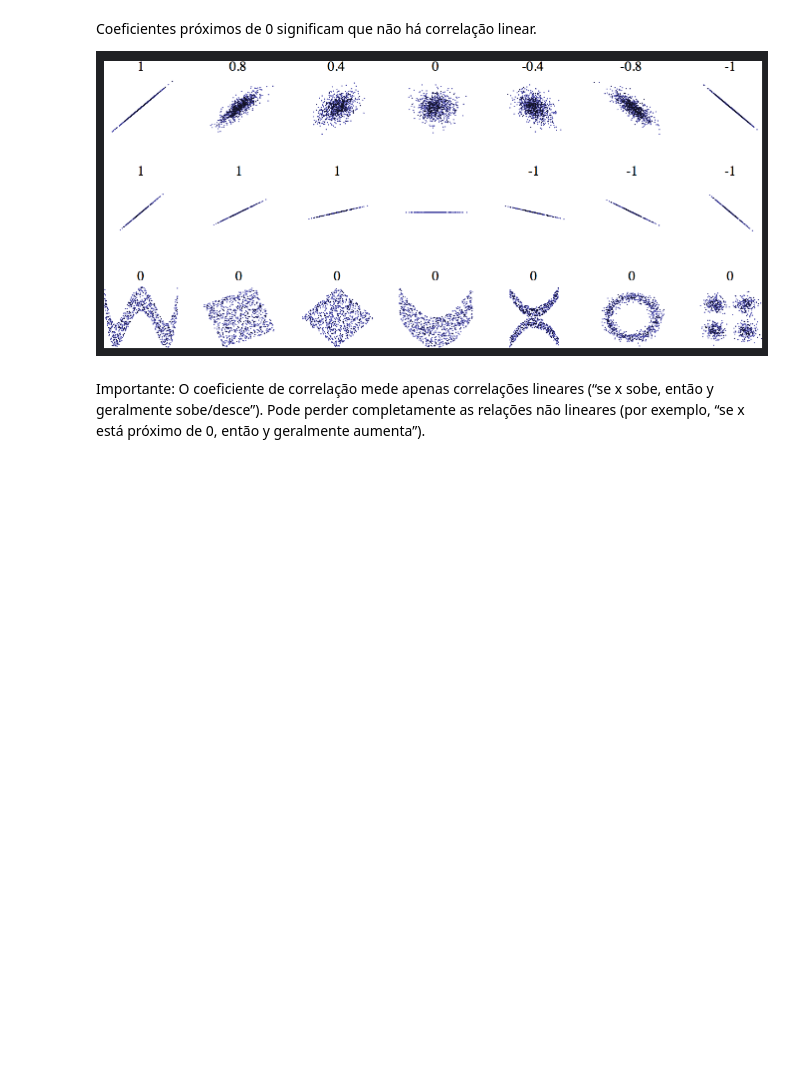
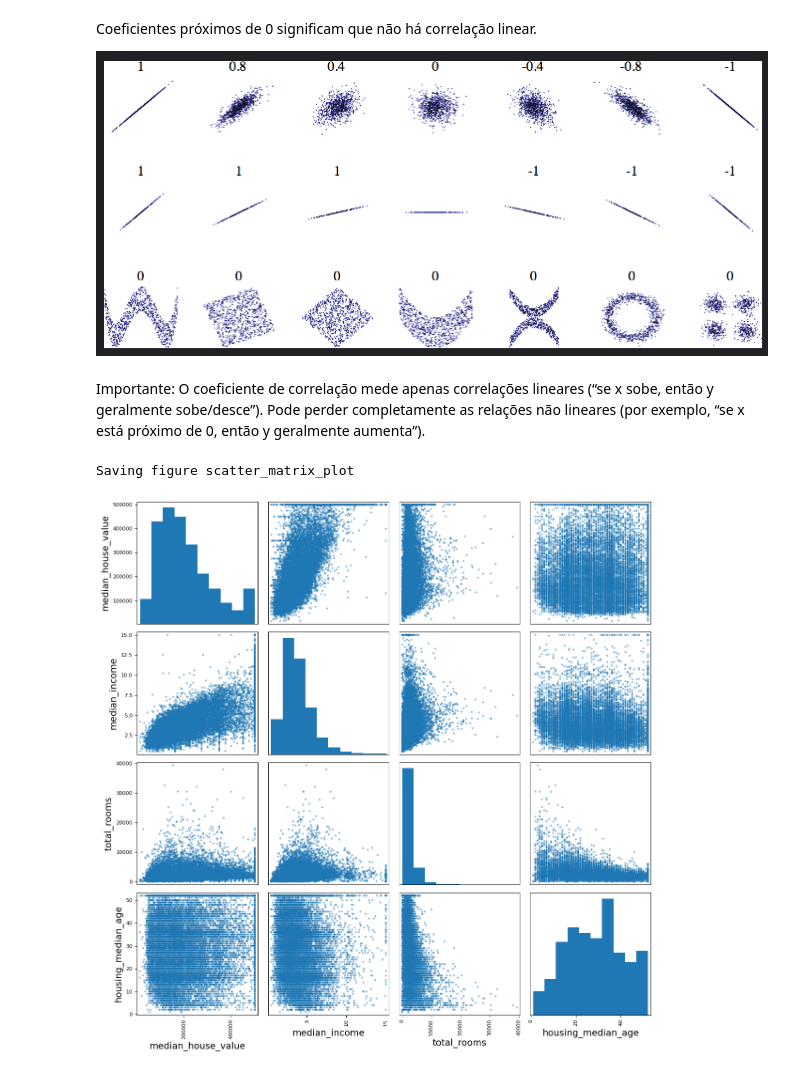
Before and after one commit to importsci/book-handson-ml, a Jupyter notebook: notebooks/02_projeto_ml_end_to_end.ipynb, the cells around one changed output. Saved outputs shown, nothing was run; the diff lists cells and outputs as text; code cells hidden in the pictures; blank space fills up the shorter version.

```diff
--- a/notebooks/02_projeto_ml_end_to_end.ipynb
+++ b/notebooks/02_projeto_ml_end_to_end.ipynb
@@ -78,11 +78,11 @@ fetch_housing_data()
 # %% [markdown]
 Define uma função para fazer load dos dados e executa esta função, criando um dataframe
 # %%
-def load_housing_data(housing_path=HOUSING_PATH):
-    csv_path = os.path.join(housing_path, "housing.csv")
+def load_df_data(df_path=df_PATH):
+    csv_path = os.path.join(df_path, "df.csv")
     return pd.read_csv(csv_path)
 # %%
-df = load_housing_data()
+df = load_df_data()
 # %% [markdown]
 ## Overview dos dados
 # %%
@@ -354,3 +358,14 @@ Coeficientes próximos de 0 significam que não há correlação linear.
 ![image.png](attachment:image.png)
 # %% [markdown]
 Importante: O coeficiente de correlação mede apenas correlações lineares (“se x sobe, então y geralmente sobe/desce”). Pode perder completamente as relações não lineares (por exemplo, “se x está próximo de 0, então y geralmente aumenta”).
+# %%
+# from pandas.tools.plotting import scatter_matrix # For older versions of Pandas
+from pandas.plotting import scatter_matrix
+
+attributes = ["median_house_value", "median_income", "total_rooms",
+              "df_median_age"]
+scatter_matrix(df[attributes], figsize=(12, 12))
+save_fig("scatter_matrix_plot")
+# %% [output]
+Saving figure scatter_matrix_plot
+[figure, added]
```
Also changed, not shown: parts of 18 cells of this notebook, 6 other files.
